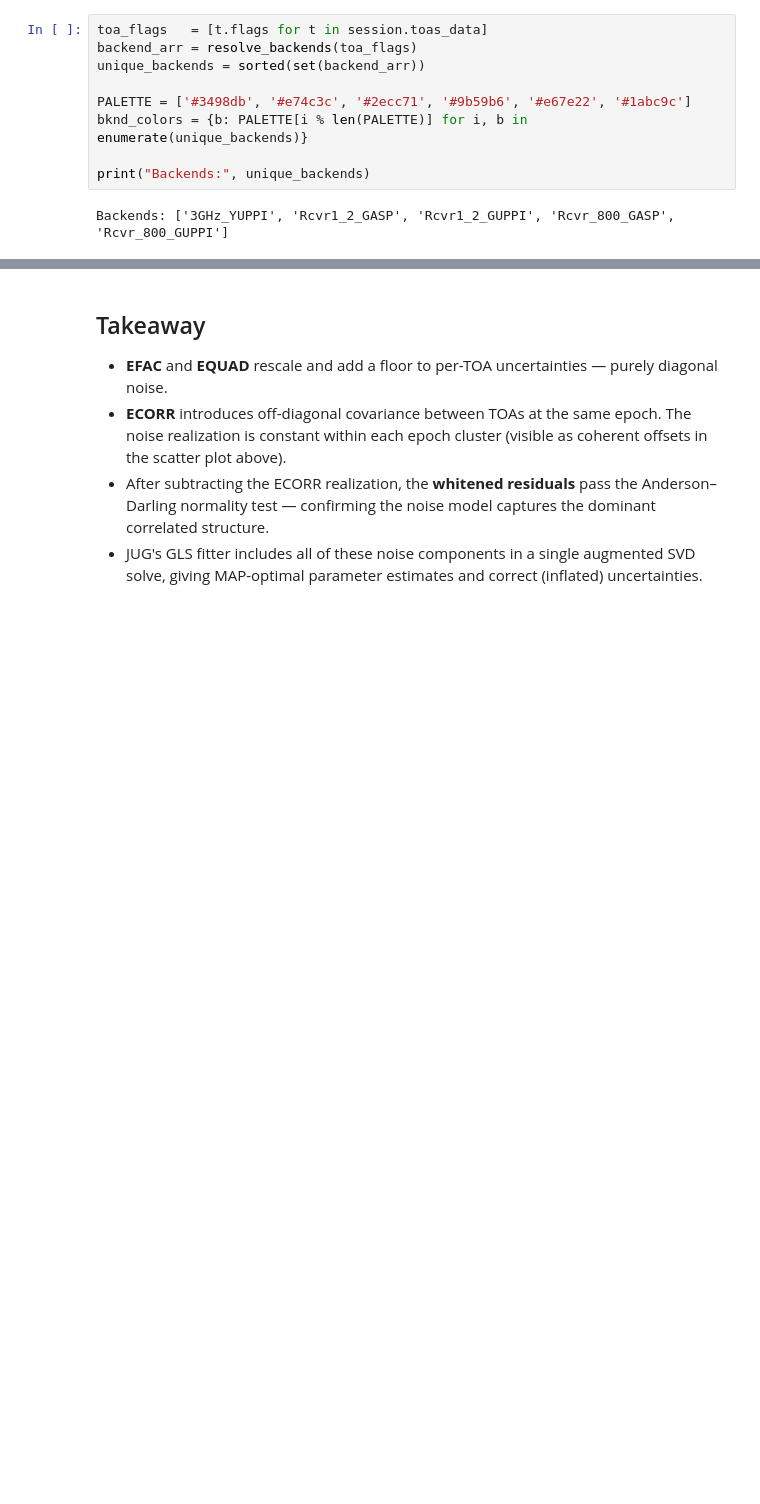
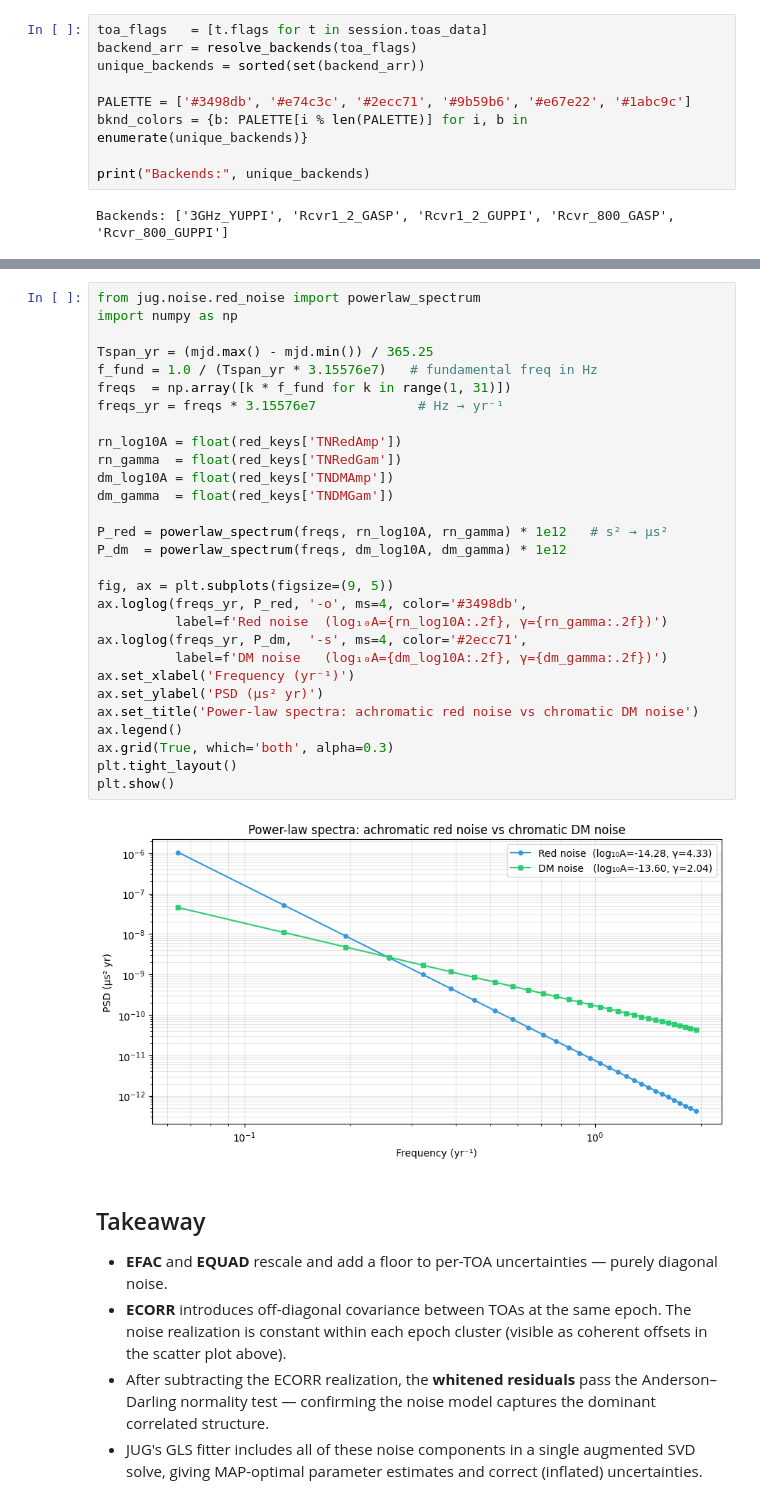
Before and after one commit to MattTMiles/jug, a Jupyter notebook: notebooks/jug_noise_visualization.ipynb, the cells around one changed output, grey strips where cells are left out. Drawn from its saved outputs; the diff is of its cells as text; blank space fills up the shorter version.

```diff
--- a/notebooks/jug_noise_visualization.ipynb
+++ b/notebooks/jug_noise_visualization.ipynb
@@ -294,3 +343,34 @@ Rcvr_800_GUPPI              1.0244       0.0392       0.0523
+# %%
+from jug.noise.red_noise import powerlaw_spectrum
+import numpy as np
+
+Tspan_yr = (mjd.max() - mjd.min()) / 365.25
+f_fund = 1.0 / (Tspan_yr * 3.15576e7)   # fundamental freq in Hz
+freqs  = np.array([k * f_fund for k in range(1, 31)])
+freqs_yr = freqs * 3.15576e7             # Hz → yr⁻¹
+
+rn_log10A = float(red_keys['TNRedAmp'])
+rn_gamma  = float(red_keys['TNRedGam'])
+dm_log10A = float(red_keys['TNDMAmp'])
+dm_gamma  = float(red_keys['TNDMGam'])
+
+P_red = powerlaw_spectrum(freqs, rn_log10A, rn_gamma) * 1e12   # s² → µs²
+P_dm  = powerlaw_spectrum(freqs, dm_log10A, dm_gamma) * 1e12
+
+fig, ax = plt.subplots(figsize=(9, 5))
+ax.loglog(freqs_yr, P_red, '-o', ms=4, color='#3498db',
+          label=f'Red noise  (log₁₀A={rn_log10A:.2f}, γ={rn_gamma:.2f})')
+ax.loglog(freqs_yr, P_dm,  '-s', ms=4, color='#2ecc71',
+          label=f'DM noise   (log₁₀A={dm_log10A:.2f}, γ={dm_gamma:.2f})')
+ax.set_xlabel('Frequency (yr⁻¹)')
+ax.set_ylabel('PSD (µs² yr)')
+ax.set_title('Power-law spectra: achromatic red noise vs chromatic DM noise')
+ax.legend()
+ax.grid(True, which='both', alpha=0.3)
+plt.tight_layout()
+plt.show()
+# %% [output]
+[figure, added]
 # %% [markdown]
 ## Takeaway
 
```
Also changed, not shown: parts of 15 cells of this notebook, 2 other files.
